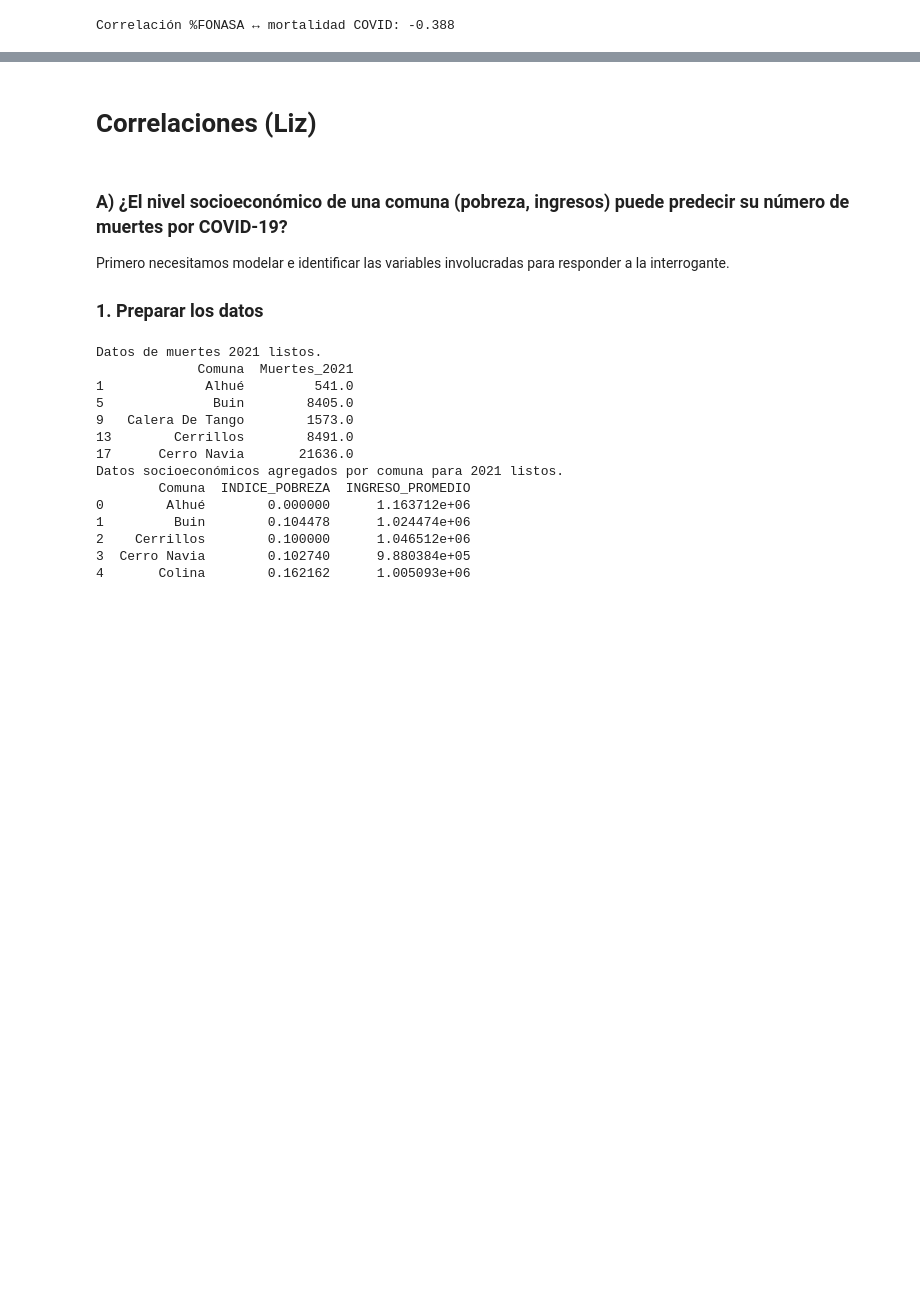
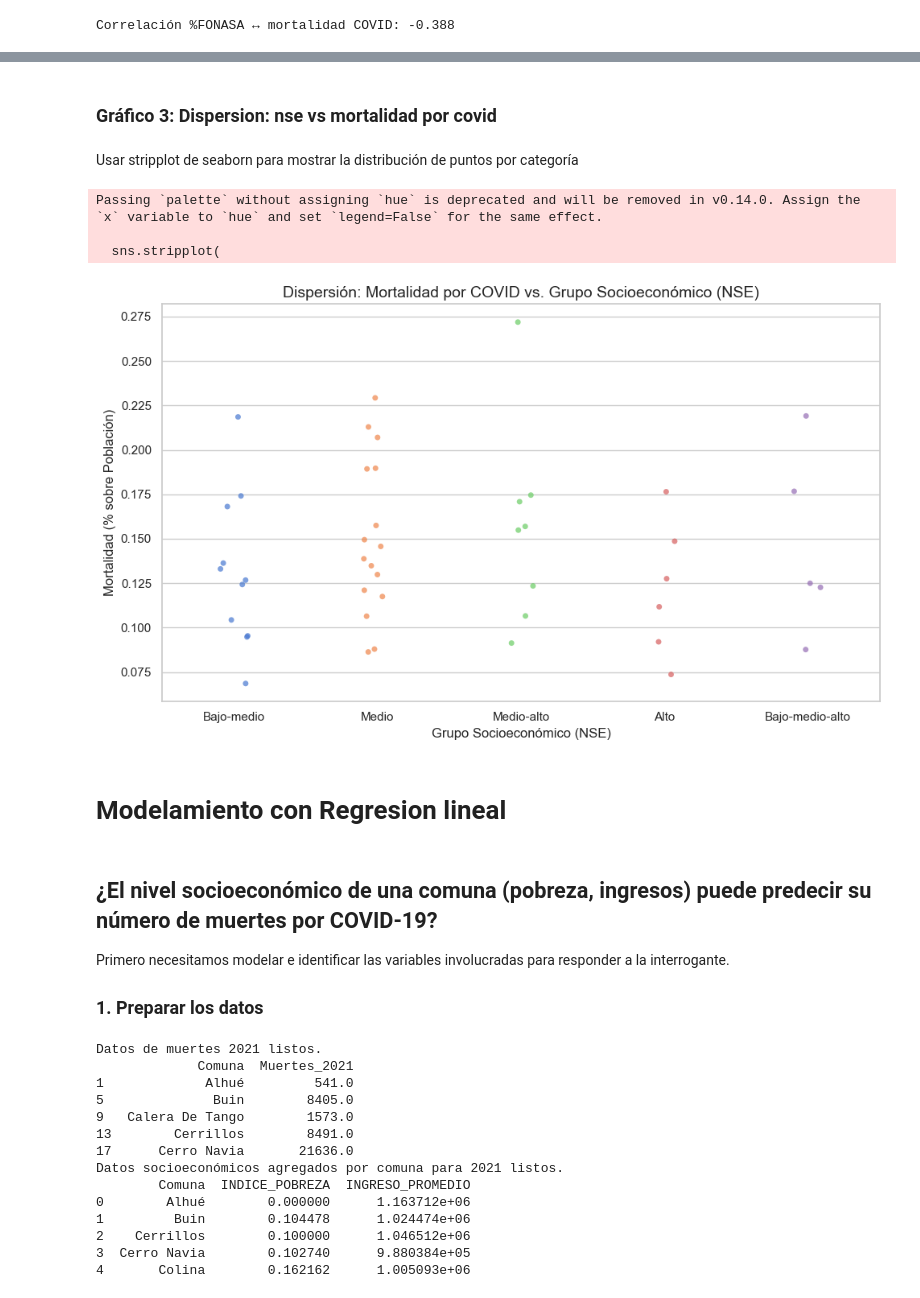
Before and after one commit to isimmmm/proyecto-semestral-ciencia-de-datos, a Jupyter notebook: notebooks/Análisis (notebooks)/Notebook_exploratorio_conjunto.ipynb, the cells around one changed output, grey strips where cells are left out. Saved outputs shown, nothing was run; the diff lists cells and outputs as text; code cells hidden in the pictures; blank space fills up the shorter version.

```diff
--- a/notebooks/Análisis (notebooks)/Notebook_exploratorio_conjunto.ipynb
+++ b/notebooks/Análisis (notebooks)/Notebook_exploratorio_conjunto.ipynb
@@ -431,7 +510,34 @@ Correlación %FONASA ↔ mortalidad COVID: -0.388
+# %% [markdown]
+### **Gráfico 3: Dispersion: nse vs mortalidad por covid**
+# %% [markdown]
+Usar stripplot de seaborn para mostrar la distribución de puntos por categoría
+# %%
+plt.figure(figsize=(10, 6))
+
+sns.stripplot(
+    data=df_merged,
+    x='NSE',
+    y='Mortalidad (% Pob)',
+    jitter=True,
+    alpha=0.7,
+    palette='muted'
+)
+plt.title('Dispersión: Mortalidad por COVID vs. Grupo Socioeconómico (NSE)', fontsize=14)
+plt.xlabel('Grupo Socioeconómico (NSE)', fontsize=12)
+plt.ylabel('Mortalidad (% sobre Población)', fontsize=12)
+
+
+plt.tight_layout()
+plt.show()
+# %% [output]
+Passing `palette` without assigning `hue` is deprecated and will be removed in v0.14.0. Assign the `x` variable to `hue` and set `legend=False` for the same effect.
+
+  sns.stripplot(
+[figure, added]
 # %% [markdown]
-# Correlaciones (Liz)
+# Modelamiento con Regresion lineal
 # %% [markdown]
-###  A) ¿El nivel socioeconómico de una comuna (pobreza, ingresos) puede predecir su número de muertes por COVID-19?
+## ¿El nivel socioeconómico de una comuna (pobreza, ingresos) puede predecir su número de muertes por COVID-19?
 Primero necesitamos modelar e identificar las variables involucradas para responder a la interrogante.
 
 ### 1. Preparar los datos
```
Also changed, not shown: parts of 12 cells of this notebook.
